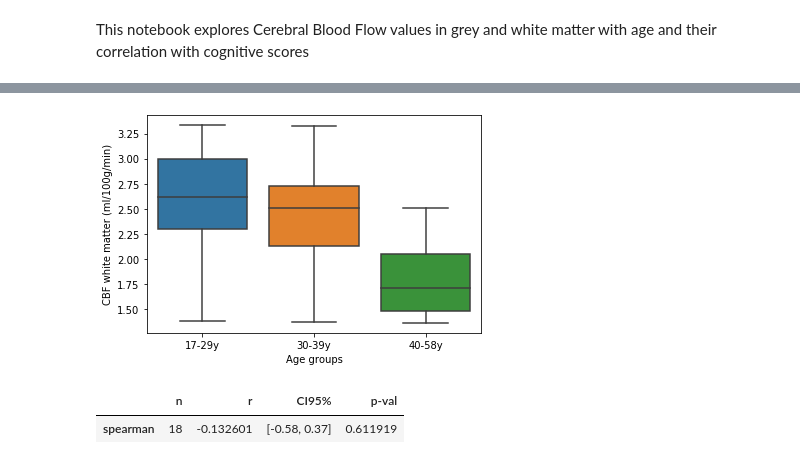
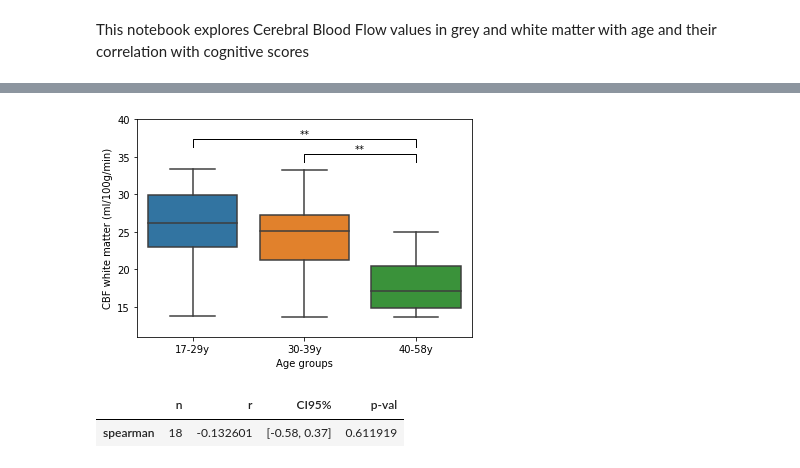
Before and after one commit to mirentamayoelizalde/brain_images_analysis, a Jupyter notebook: cerebral_blood_flow_and_cognitive_scores.ipynb, the cells around one changed output, grey strips where cells are left out. Saved outputs shown, nothing was run; the diff lists cells and outputs as text; code cells hidden in the pictures.

```diff
--- a/cerebral_blood_flow_and_cognitive_scores.ipynb
+++ b/cerebral_blood_flow_and_cognitive_scores.ipynb
@@ -66,12 +66,25 @@ plt.show()
-# %%
-# CBF_cog_data_Q = pd.read_csv('CBF_cog_data_Q_3_years.csv')
-sns.boxplot( x=CBF_cog_data["Q"], y=CBF_cog_data["CBF_wm_avg"] )
-plt.xlabel('Age groups')
-plt.ylabel('CBF white matter (ml/100g/min)')
-# plt.savefig('CBF_wm_avg_age_groups_last.png', dpi = 400, bbox_inches='tight')
-plt.show()
-# %% [output]
-[figure, removed]
+# %%
+# CBF_cog_data_Q = pd.read_csv('CBF_cog_data_Q_3_years.csv')
+sns.boxplot( x=CBF_cog_data["Q"], y=CBF_cog_data["CBF_wm_avg_x10"] )
+plt.xlabel('Age groups')
+plt.ylabel('CBF white matter (ml/100g/min)')
+# plt.savefig('CBF_wm_avg_age_groups_last.png', dpi = 400, bbox_inches='tight')
+
+# statistical annotation - from Shapiro- Wilk + one way ANOVA
+x1, x2 = 0, 2   # A-C
+y, h, col = CBF_cog_data["CBF_wm_avg_x10"].max() + 3, 1, 'k'
+plt.plot([x1, x1, x2, x2], [y, y+h, y+h, y], lw=1, c=col)
+plt.text((x1+x2)*.5, y+h, "**", ha='center', va='bottom', color=col)
+
+x3, x4 = 1, 2   # A-C
+y, h, col = CBF_cog_data["CBF_wm_avg_x10"].max() + 1 , 1, 'k'
+plt.plot([x3, x3, x4, x4], [y, y+h, y+h, y], lw=1, c=col)
+plt.text((x3+x4)*.5, y+h, "**", ha='center', va='bottom', color=col)
+
+plt.ylim([11, 40])
+plt.show()
+# %% [output]
+[figure, added]
 # %%
 # age as a covariate
 rho2 =pg.partial_corr(data=CBF_cog_data, x='CBF_gm_avg', y='srt_mean_lat', covar='age',method='spearman')
```
Also changed, not shown: parts of 1 cell of this notebook.
